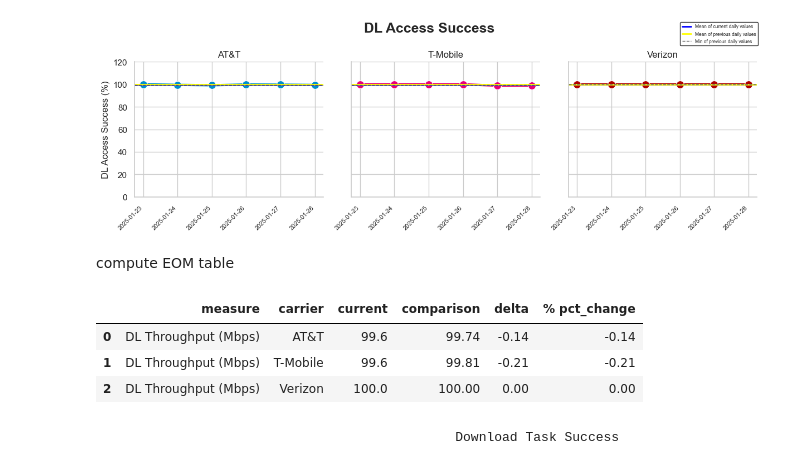
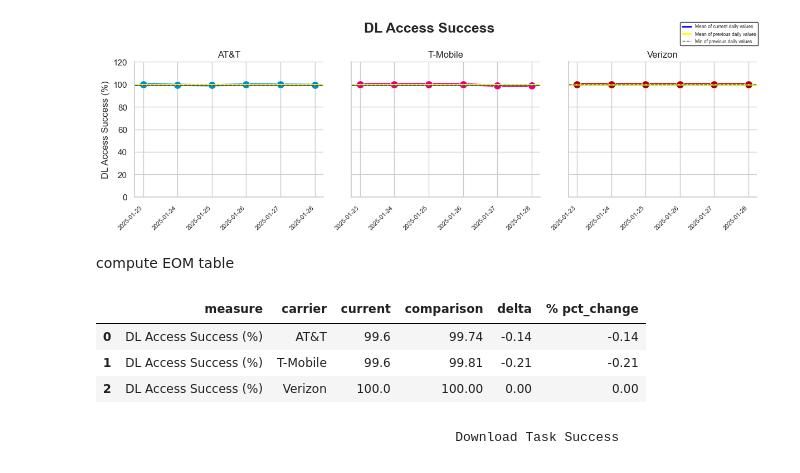
Before and after one commit to ookla-jennymassari/dq_reporting_test.py, a Jupyter notebook: dq_reporting_notebook.ipynb, the cells around one changed output. Drawn from its saved outputs; the diff is of its cells as text; code cells hidden in the pictures.

Commit message:
Added EOM table to DL Task Success.

```diff
--- a/dq_reporting_notebook.ipynb
+++ b/dq_reporting_notebook.ipynb
@@ -2344,33 +2344,33 @@ compute EOM table
 # %%
 #Merge and select columns
 dl_acc = pd.merge(dl_all_acc_curr , dl_all_acc_comp, on='carrier', how='outer')
 
 #Delta
 dl_acc['delta'] = (dl_acc['avg_dl_acc_curr'] - dl_acc['avg_dl_acc_comp'])
 
 #Calculate percentage change
 dl_acc['pct_change'] = round(((dl_acc['avg_dl_acc_curr'] - dl_acc['avg_dl_acc_comp']) / dl_acc['avg_dl_acc_comp']) * 100, 2)
 
 # #Add measure column
-dl_acc['measure'] = 'DL Throughput (Mbps)'
+dl_acc['measure'] = 'DL Access Success (%)'
 
 #Reorder columns
 dl_acc = dl_acc[['measure', 'carrier', 'avg_dl_acc_curr', 'avg_dl_acc_comp', 'delta', 'pct_change']]
 
 #Rename columns
 dl_acc = dl_acc.rename(columns={
     'avg_dl_acc_curr': 'current',
     'avg_dl_acc_comp': 'comparison',
     'delta': 'delta',
     'pct_change': '% pct_change'
 })
 
 dl_acc.head()
 # %% [output]
 |  | measure | carrier | current | comparison | delta | % pct_change |
-| 0 | DL Throughput (Mbps) | AT&T | 99.6 | 99.74 | -0.14 | -0.14 |
-| 1 | DL Throughput (Mbps) | T-Mobile | 99.6 | 99.81 | -0.21 | -0.21 |
-| 2 | DL Throughput (Mbps) | Verizon | 100.0 | 100.00 | 0.00 | 0.00 |
+| 0 | DL Access Success (%) | AT&T | 99.6 | 99.74 | -0.14 | -0.14 |
+| 1 | DL Access Success (%) | T-Mobile | 99.6 | 99.81 | -0.21 | -0.21 |
+| 2 | DL Access Success (%) | Verizon | 100.0 | 100.00 | 0.00 | 0.00 |
 # %% [markdown]
                                                 Download Task Success
 # %%
```
Also changed, not shown: parts of 2 cells of this notebook.
